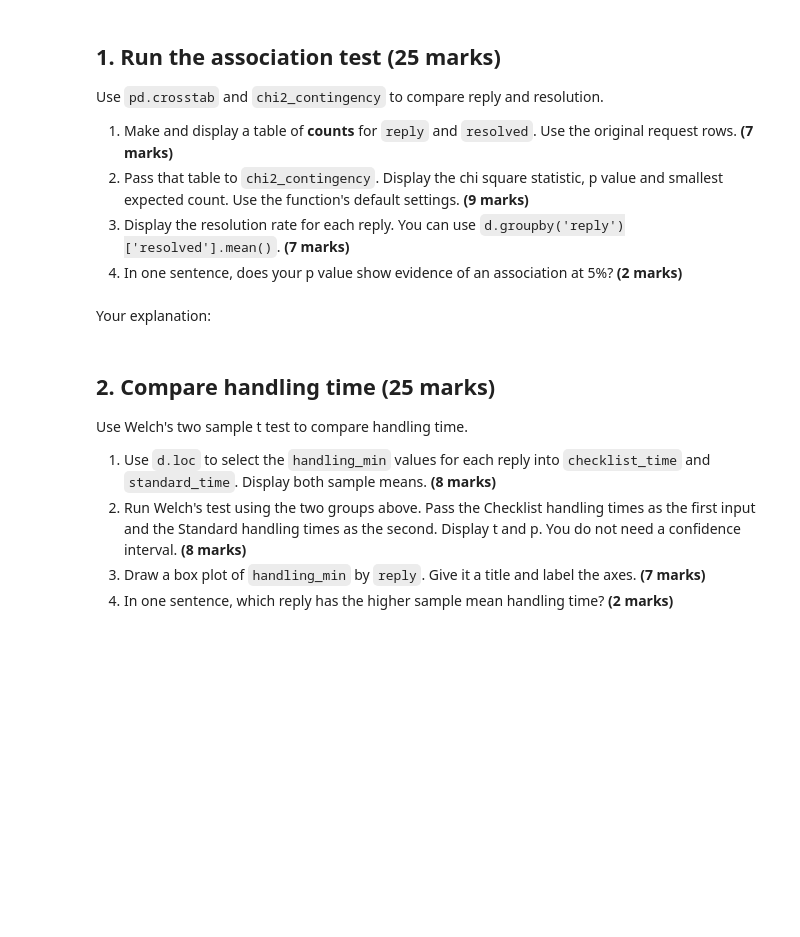
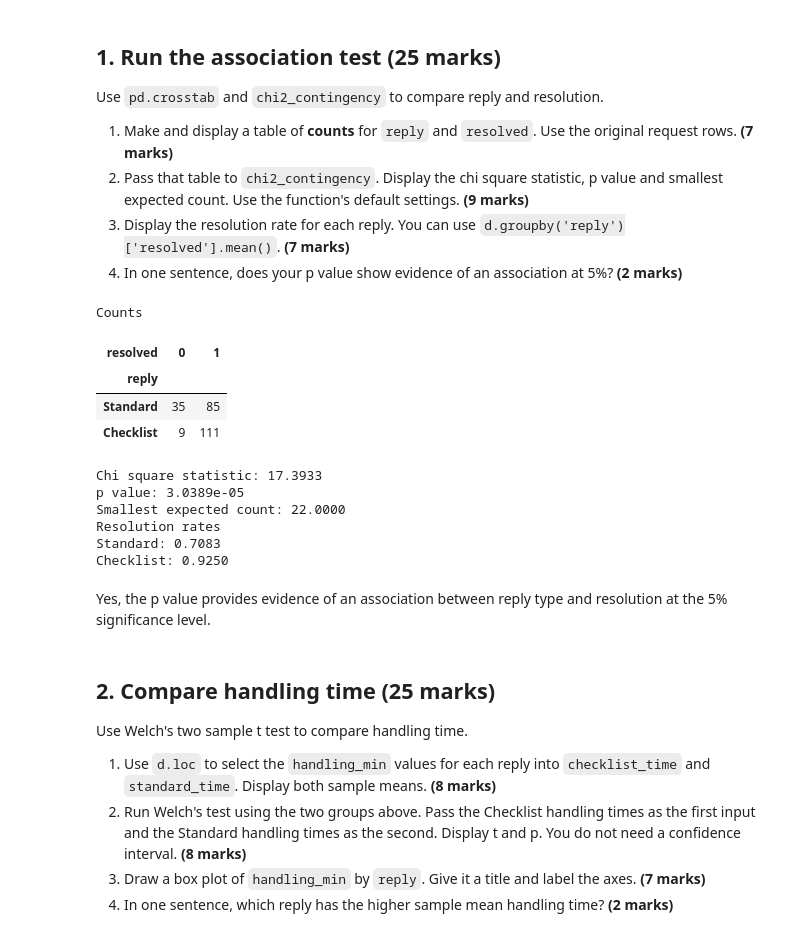
Before and after one commit to gaishan859/Assignment-2, a Jupyter notebook: BUSI2066-Assignment2.ipynb, the cells around one changed output. Saved outputs shown, nothing was run; the diff lists cells and outputs as text; code cells hidden in the pictures; blank space fills up the shorter version.

```diff
--- a/BUSI2066-Assignment2.ipynb
+++ b/BUSI2066-Assignment2.ipynb
@@ -67,9 +78,33 @@ Use `pd.crosstab` and `chi2_contingency` to compare reply and resolution.
    `d.groupby('reply')['resolved'].mean()`. **(7 marks)**
 4. In one sentence, does your p value show evidence of an association at 5%? **(2 marks)**
 # %%
-# Your code here
+reply_resolution = pd.crosstab(d['reply'], d['resolved'])
+print('Counts')
+display(reply_resolution)
+
+chi_square, p_value, dof, expected = chi2_contingency(reply_resolution)
+print(f'Chi square statistic: {chi_square:.4f}')
+print(f'p value: {p_value:.4e}' if p_value < 0.0001 else f'p value: {p_value:.4f}')
+print(f'Smallest expected count: {expected.min():.4f}')
+
+resolution_rates = d.groupby('reply', observed=False)['resolved'].mean()
+print('Resolution rates')
+for reply, rate in resolution_rates.items():
+    print(f'{reply}: {rate:.4f}')
+# %% [output]
+Counts
+| resolved | 0 | 1 |
+| reply |  |  |
+| Standard | 35 | 85 |
+| Checklist | 9 | 111 |
+Chi square statistic: 17.3933
+p value: 3.0389e-05
+Smallest expected count: 22.0000
+Resolution rates
+Standard: 0.7083
+Checklist: 0.9250
 # %% [markdown]
-Your explanation:
+Yes, the p value provides evidence of an association between reply type and resolution at the 5% significance level.
 # %% [markdown]
 ## 2. Compare handling time (25 marks)
 
```
Also changed, not shown: parts of 9 cells of this notebook.
